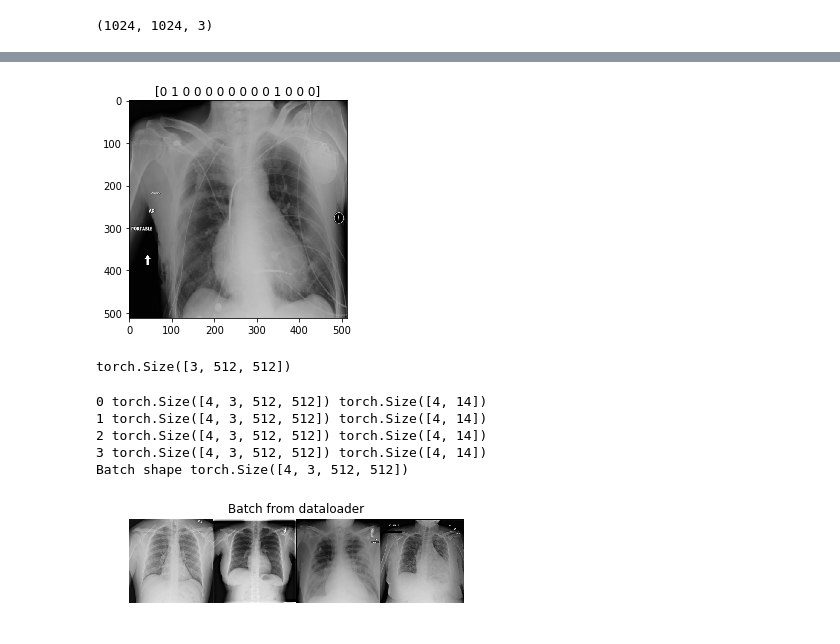
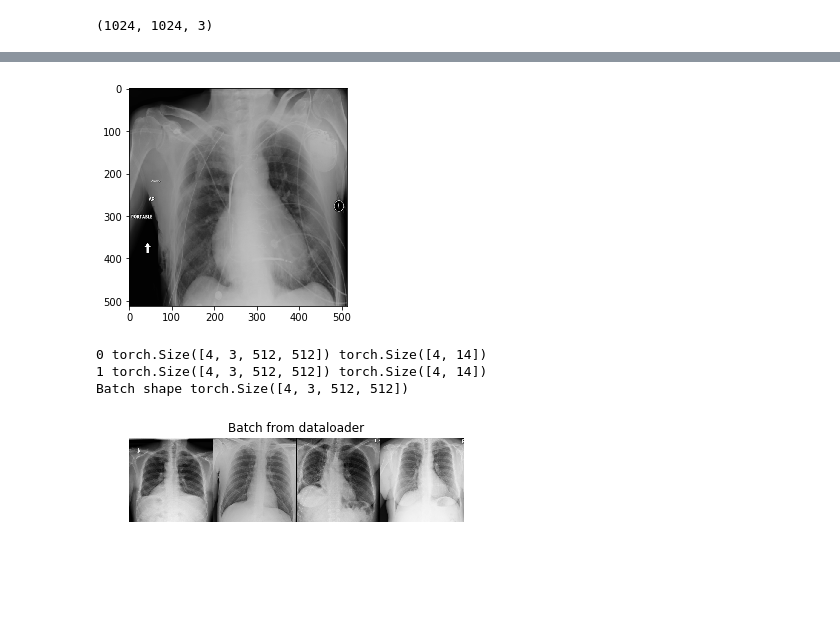
Before and after one commit to SyomaKiss/Two-level-classification, a Jupyter notebook: data_loader.ipynb, the cells around one changed output, grey strips where cells are left out. Drawn from its saved outputs; the diff is of its cells as text; code cells hidden in the pictures; blank space fills up the shorter version.

```diff
--- a/data_loader.ipynb
+++ b/data_loader.ipynb
@@ -127,32 +127,0 @@ img.shape
-# %%
-class Rescale(object):
-    """Rescale the image in a sample to a given size.
-
-    Args:
-        output_size (tuple or int): Desired output size. If tuple, output is
-            matched to output_size.
-    """
-
-    def __init__(self, output_size):
-        assert isinstance(output_size, (int, tuple))
-        self.output_size = output_size
-
-    def __call__(self, sample):
-        image, labels = sample['image'], sample['labels']
-        if isinstance(self.output_size, int):
-            new_h, new_w = self.output_size, self.output_size
-        else:
-            new_h, new_w = self.output_size
-
-        new_h, new_w = int(new_h), int(new_w)
-        image = transform.resize(image, (new_h, new_w, 3))
-        return {'image': image, 'labels': labels}
-
-class ToTensor(object):
-    """Convert ndarrays in sample to Tensors."""
-    def __call__(self, sample):
-        # swap color axis because
-        # numpy image: H x W x C
-        # torch image: C X H X W
-        return {'image': torch.from_numpy(sample['image'].transpose((2, 0, 1))),
-                'labels': torch.from_numpy(sample['labels'])}
@@ -159,8 +160,5 @@ class ToTensor(object):
 # %%
 scale = Rescale(512)
-show_example(scale(ds[1]))
-to_tensor = ToTensor()
-to_tensor(scale(ds[1]))['image'].size()
+show_example(scale(ds[1]['image']))
 # %% [output]
-[figure, old version]
+[figure, new version]
-torch.Size([3, 512, 512])
@@ -191,7 +200,7 @@ for i_batch, sample_batched in enumerate(dataloader):
           sample_batched['labels'].size())
 
     # observe 4th batch and stop.
-    if i_batch == 3:
+    if i_batch == 1:
         plt.figure()
         show_batch(sample_batched)
         plt.axis('off')
@@ -201,7 +210,5 @@ for i_batch, sample_batched in enumerate(dataloader):
 # %% [output]
 0 torch.Size([4, 3, 512, 512]) torch.Size([4, 14])
 1 torch.Size([4, 3, 512, 512]) torch.Size([4, 14])
-2 torch.Size([4, 3, 512, 512]) torch.Size([4, 14])
-3 torch.Size([4, 3, 512, 512]) torch.Size([4, 14])
 Batch shape torch.Size([4, 3, 512, 512])
-[figure, old version]
+[figure, new version]
```
Also changed, not shown: parts of 8 cells of this notebook.
